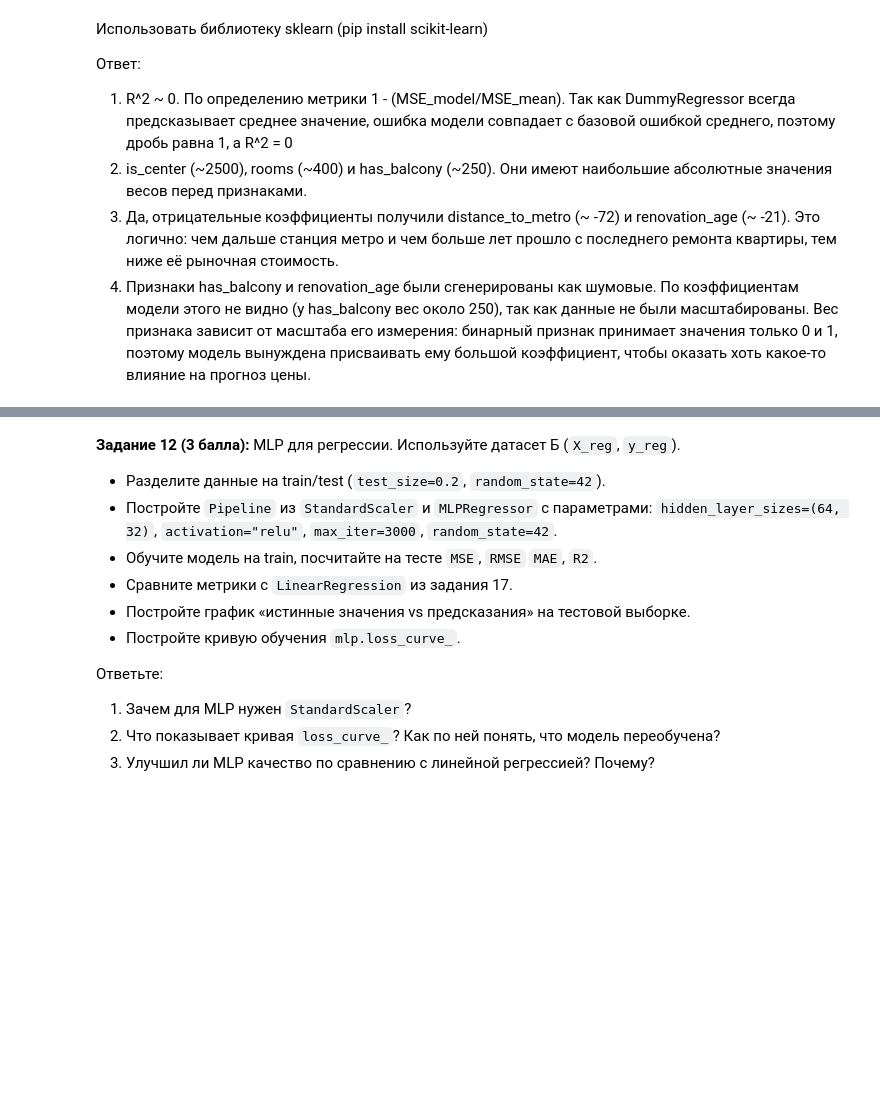
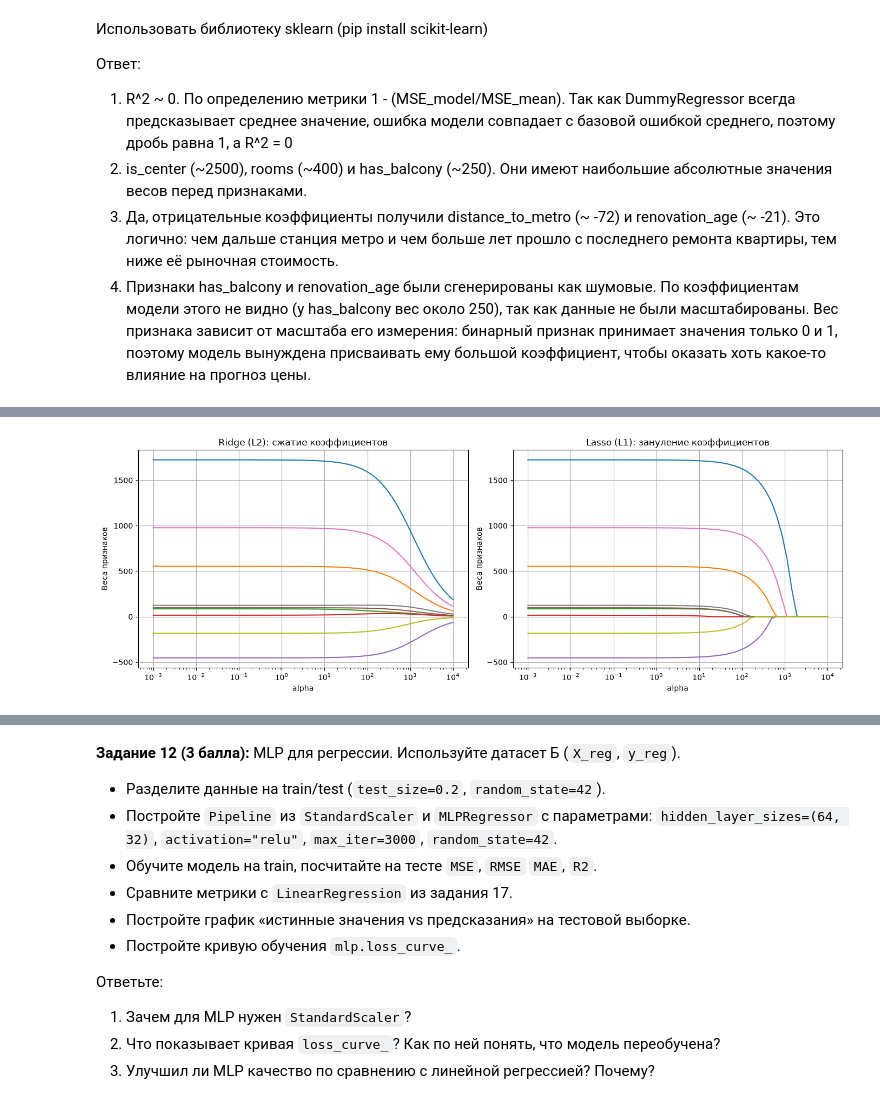
Before and after one commit to IrishinT/Lab_02_PythonForAI, a Jupyter notebook: Languages_for_AI__Python_ML_Lab02.ipynb, the cells around one changed output, grey strips where cells are left out. Drawn from its saved outputs; the diff is of its cells as text; code cells hidden in the pictures; blank space fills up the shorter version.

```diff
--- a/Languages_for_AI__Python_ML_Lab02.ipynb
+++ b/Languages_for_AI__Python_ML_Lab02.ipynb
@@ -720,0 +750,97 @@ from sklearn.model_selection import train_test_split
+# %%
+import matplotlib.pyplot as plt
+import numpy as np
+import pandas as pd
+from sklearn.linear_model import Lasso, LassoCV, LinearRegression, Ridge, RidgeCV
+from sklearn.metrics import r2_score
+from sklearn.model_selection import train_test_split
+from sklearn.preprocessing import StandardScaler
+
+df = pd.read_csv("apartments.csv")
+X = df.drop(columns=["price"])
+y = df["price"]
+
+X_train, X_test, y_train, y_test = train_test_split(
+    X, y, test_size=0.2, random_state=42
+)
+
+# Мастабирование
+scaler = StandardScaler()
+X_train_scaled = scaler.fit_transform(X_train)
+X_test_scaled = scaler.transform(X_test)
+
+# Сетка параметров alpha (60 зн в лог.шкале от 0.001 до 10000)
+alphas = np.logspace(-3, 4, 60)
+
+# Сбор траекторий коэффициентов для графиков
+ridge_coefs = []
+lasso_coefs = []
+
+for a in alphas:
+    r = Ridge(alpha=a)
+    r.fit(X_train_scaled, y_train)
+    ridge_coefs.append(r.coef_)
+
+    l = Lasso(alpha=a, max_iter=10000)
+    l.fit(X_train_scaled, y_train)
+    lasso_coefs.append(l.coef_)
+
+# Построение графиков регуляризации
+plt.figure(figsize=(14, 5))
+
+plt.subplot(1, 2, 1)
+plt.plot(alphas, ridge_coefs)
+plt.xscale("log")
+plt.xlabel("alpha")
+plt.ylabel("Веса признаков")
+plt.title("Ridge (L2): сжатие коэффициентов")
+plt.grid(True)
+
+plt.subplot(1, 2, 2)
+plt.plot(alphas, lasso_coefs)
+plt.xscale("log")
+plt.xlabel("alpha")
+plt.ylabel("Веса признаков")
+plt.title("Lasso (L1): зануление коэффициентов")
+plt.grid(True)
+
+plt.tight_layout()
+plt.show()
+
+# Подбор оптимального alpha с помощью кросс-валидации
+ridge_cv = RidgeCV(alphas=alphas)
+ridge_cv.fit(X_train_scaled, y_train)
+best_ridge = ridge_cv
+
+lasso_cv = LassoCV(alphas=alphas, max_iter=10000, random_state=42)
+lasso_cv.fit(X_train_scaled, y_train)
+best_lasso = lasso_cv
+
+lr = LinearRegression()
+lr.fit(X_train_scaled, y_train)
+
+# Оценка качества на тестовой выборке
+y_pred_lr = lr.predict(X_test_scaled)
+y_pred_ridge = best_ridge.predict(X_test_scaled)
+y_pred_lasso = best_lasso.predict(X_test_scaled)
+
+r2_lr = r2_score(y_test, y_pred_lr)
+r2_ridge = r2_score(y_test, y_pred_ridge)
+r2_lasso = r2_score(y_test, y_pred_lasso)
+
+# 0-е признаки у LassoCV
+zero_features = X.columns[best_lasso.coef_ == 0].tolist()
+
+print("")
+print(f"Лучшее alpha для Ridge: {best_ridge.alpha_:.4f}")
+print(f"R2 Ridge на тесте:      {r2_ridge:.4f}")
+print("")
+print(f"Лучшее alpha для Lasso: {best_lasso.alpha_:.4f}")
+print(f"R2 Lasso на тесте:      {r2_lasso:.4f}")
+print(f"Количество занулённых признаков у Lasso: {len(zero_features)}")
+print(f"Список занулённых признаков: {zero_features}")
+print("")
+print(f"R2 обычной LinearRegression: {r2_lr:.4f}")
+print("")
+# %% [output]
+[figure, added]
```
Also changed, not shown: parts of 4 cells of this notebook.
